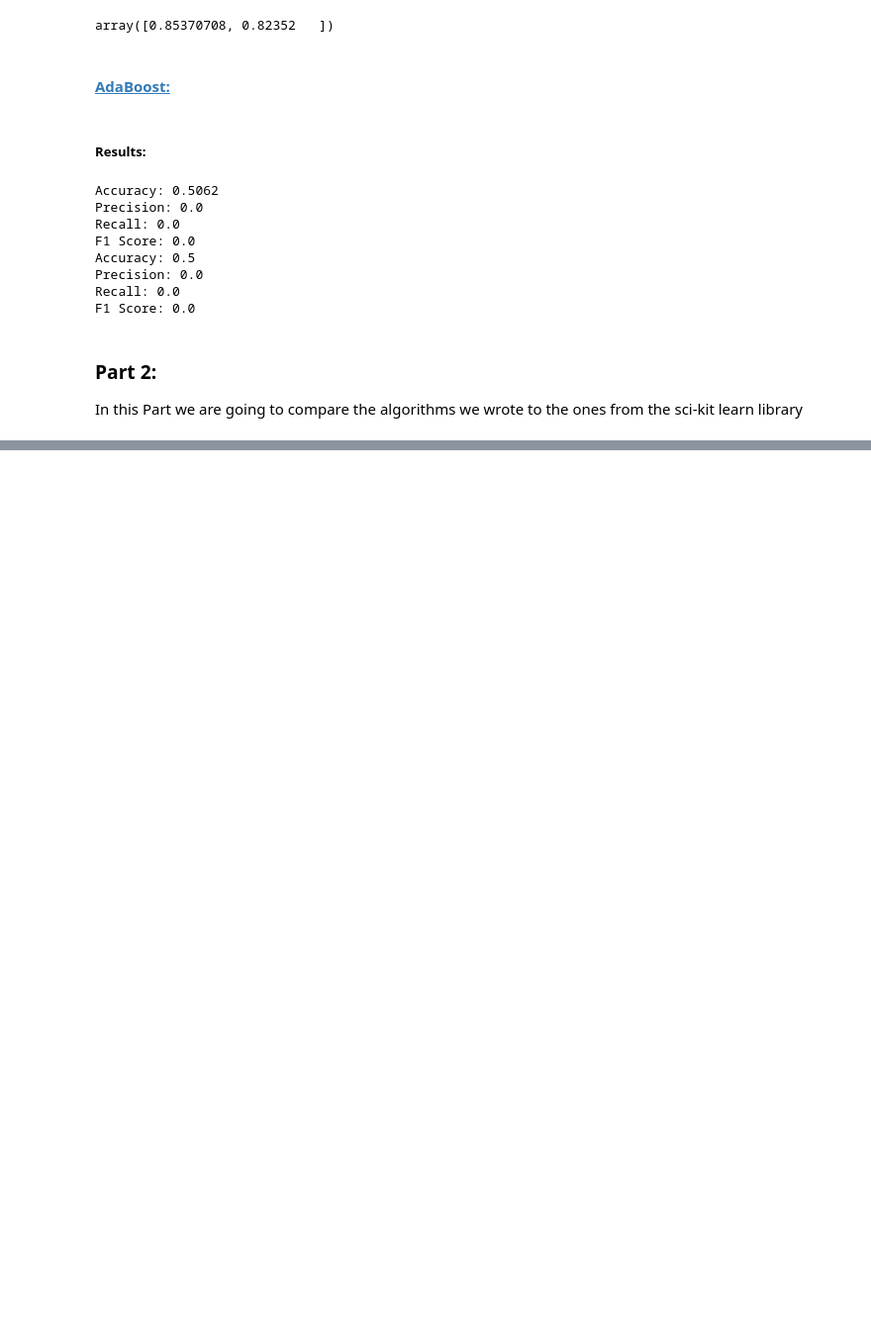
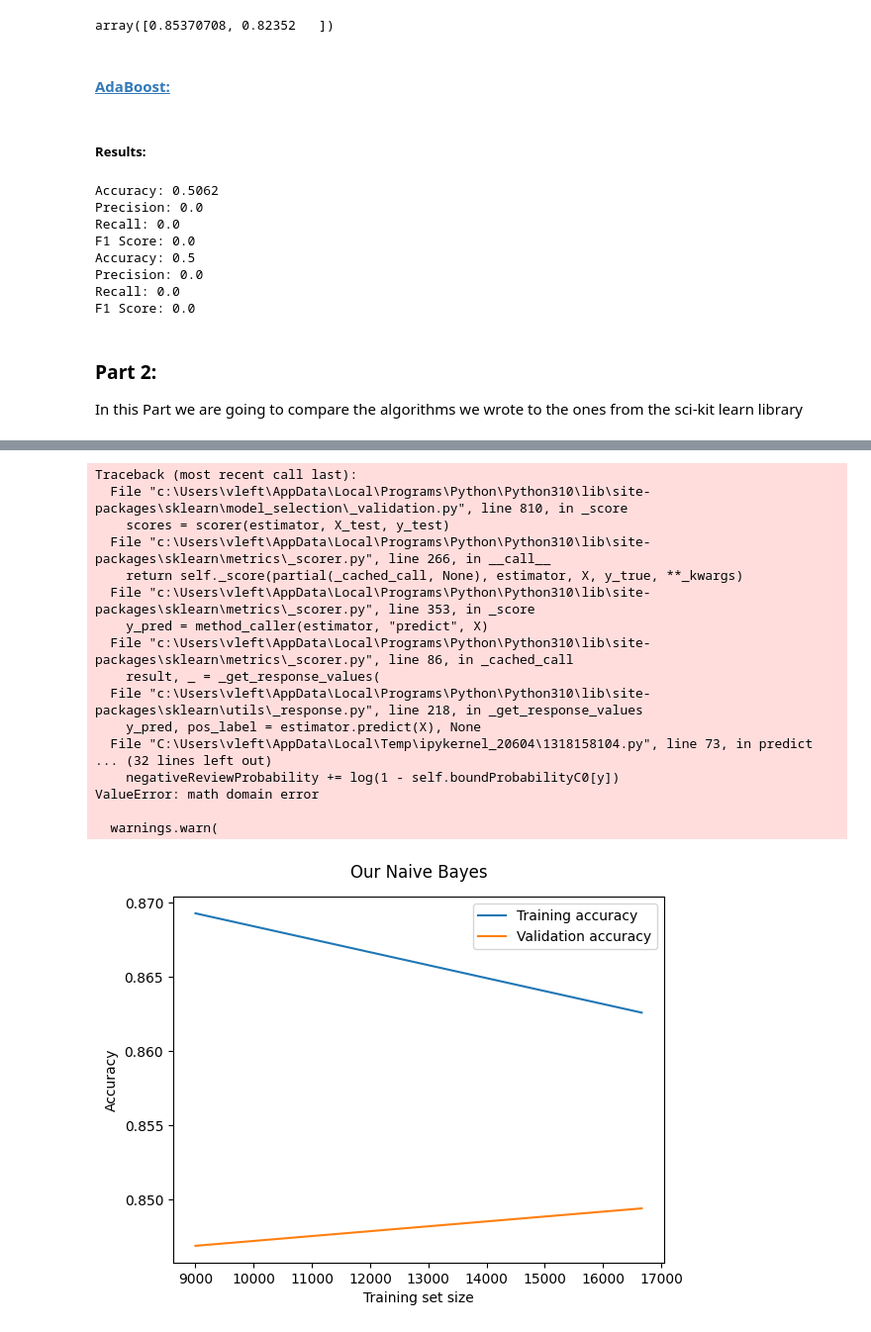
Before and after one commit to vleft02/IMDB-Review-Classification, a Jupyter notebook: ML.ipynb, the cells around one changed output, grey strips where cells are left out. Shown at 99% size. Saved outputs shown, nothing was run; the diff lists cells and outputs as text; code cells hidden in the pictures; blank space fills up the shorter version.

```diff
--- a/ML.ipynb
+++ b/ML.ipynb
@@ -643,0 +699,28 @@ We use an rnn made with tf
+# %%
+scikit_naive_bayes = MultinomialNB()
+our_naive_bayes = NaiveBayes()
+
+scikit_naive_bayes.fit(x_train,y_train)
+our_naive_bayes.fit(x_train,y_train)
+# %%
+my_learning_curve(estimator = our_naive_bayes, X = x_train, y = y_train,  train_sizes = [1000,4500,9000,16666], scoring = 'accuracy',title="Our Naive Bayes",cv=3)
+my_learning_curve(estimator = scikit_naive_bayes, X = x_train, y = y_train, train_sizes = [1000,4500,9000,16666], scoring = 'accuracy',title="Sci kit Naive Bayes", cv=3)
+# %% [output]
+Traceback (most recent call last):
+  File "c:\Users\vleft\AppData\Local\Programs\Python\Python310\lib\site-packages\sklearn\model_selection\_validation.py", line 810, in _score
+    scores = scorer(estimator, X_test, y_test)
+  File "c:\Users\vleft\AppData\Local\Programs\Python\Python310\lib\site-packages\sklearn\metrics\_scorer.py", line 266, in __call__
+    return self._score(partial(_cached_call, None), estimator, X, y_true, **_kwargs)
+  File "c:\Users\vleft\AppData\Local\Programs\Python\Python310\lib\site-packages\sklearn\metrics\_scorer.py", line 353, in _score
+    y_pred = method_caller(estimator, "predict", X)
+  File "c:\Users\vleft\AppData\Local\Programs\Python\Python310\lib\site-packages\sklearn\metrics\_scorer.py", line 86, in _cached_call
+    result, _ = _get_response_values(
+  File "c:\Users\vleft\AppData\Local\Programs\Python\Python310\lib\site-packages\sklearn\utils\_response.py", line 218, in _get_response_values
+    y_pred, pos_label = estimator.predict(X), None
+  File "C:\Users\vleft\AppData\Local\Temp\ipykernel_20604\1318158104.py", line 73, in predict
+... (32 lines left out)
+    negativeReviewProbability += log(1 - self.boundProbabilityC0[y])
+ValueError: math domain error
+
+  warnings.warn(
+[figure, added]
```
Also changed, not shown: parts of 21 cells of this notebook.
